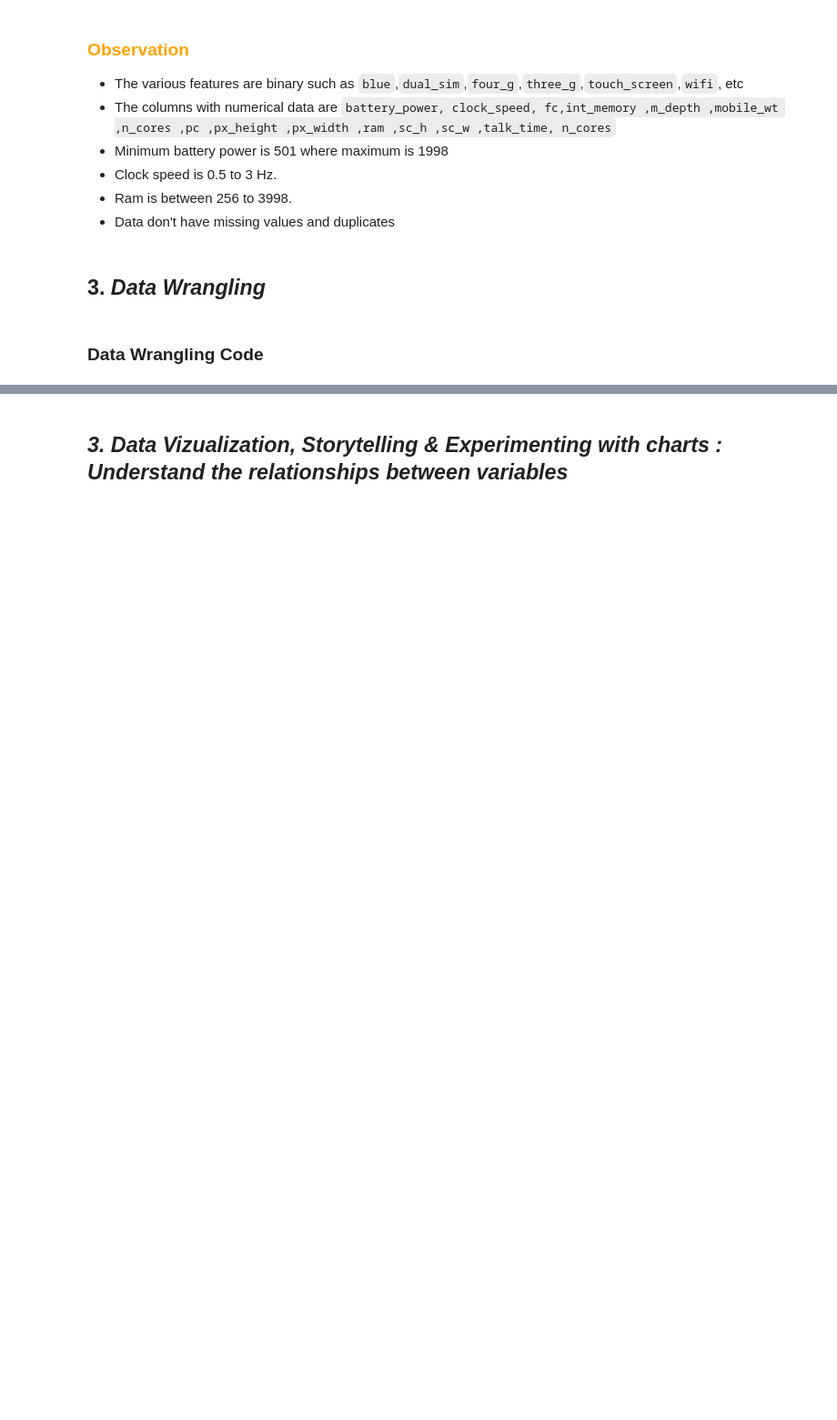
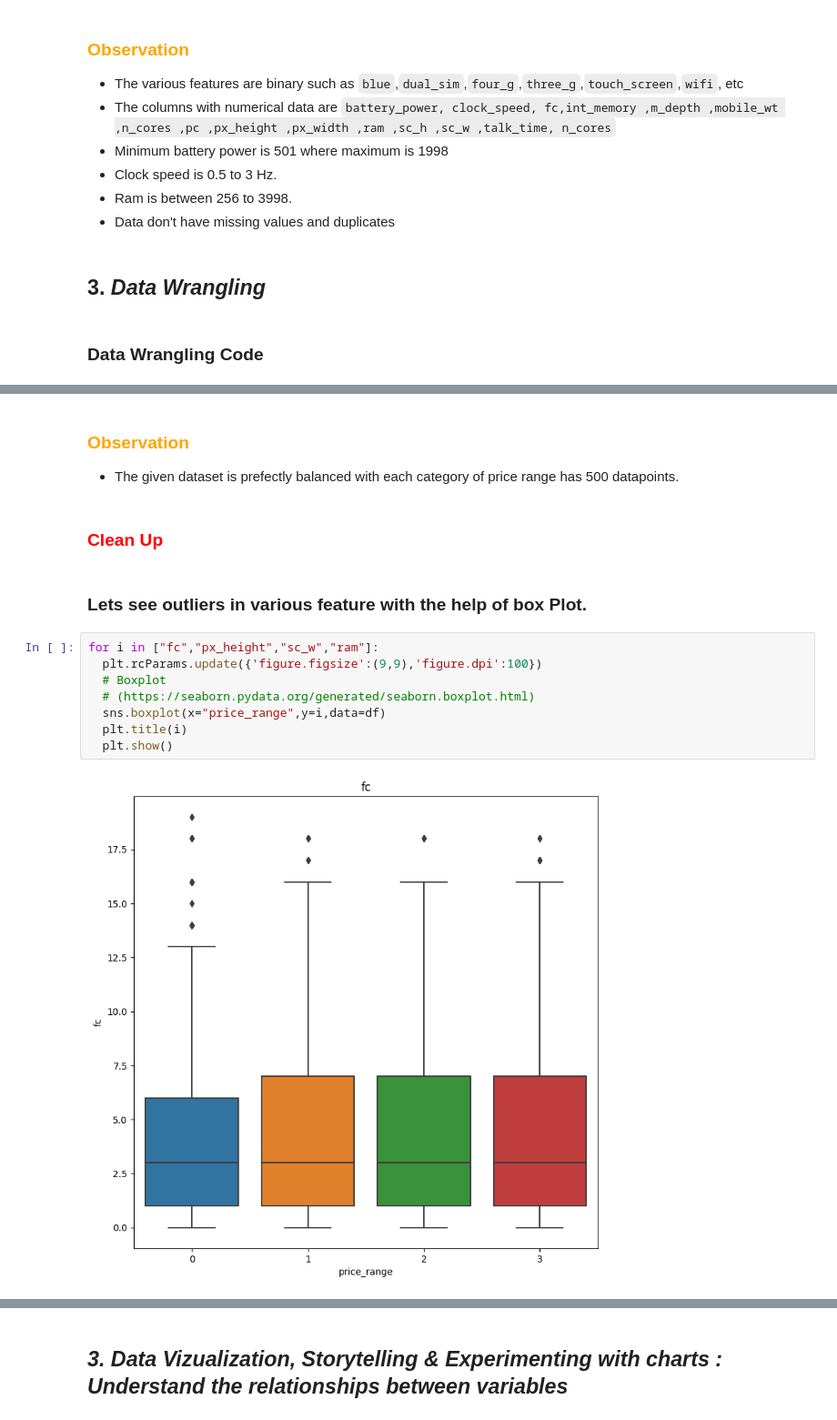
Before and after one commit to MohanVishe/Supervised-ML--Classification----Mobile-Price-Range-Prediction, a Jupyter notebook: Mobile_Price_Range_Prediction_Individual_Project.ipynb, the cells around one changed output, grey strips where cells are left out. Shown at 91% size. Drawn from its saved outputs; the diff is of its cells as text; blank space fills up the shorter version.

```diff
--- a/Mobile_Price_Range_Prediction_Individual_Project.ipynb
+++ b/Mobile_Price_Range_Prediction_Individual_Project.ipynb
@@ -302,0 +365,18 @@ price_range
+# %% [markdown]
+### <font color='orange'>Observation</font>
+
+*  The given dataset is prefectly balanced with each category of price range has 500 datapoints.
+# %% [markdown]
+### **<font color='red'> Clean Up </font>**
+# %% [markdown]
+### Lets see outliers in various feature with the help of box Plot.
+# %%
+for i in ["fc","px_height","sc_w","ram"]:
+  plt.rcParams.update({'figure.figsize':(9,9),'figure.dpi':100})
+  # Boxplot
+  # (https://seaborn.pydata.org/generated/seaborn.boxplot.html)
+  sns.boxplot(x="price_range",y=i,data=df)
+  plt.title(i)
+  plt.show()
+# %% [output]
+[figure, added]
```
Also changed, not shown: parts of 55 cells of this notebook.
